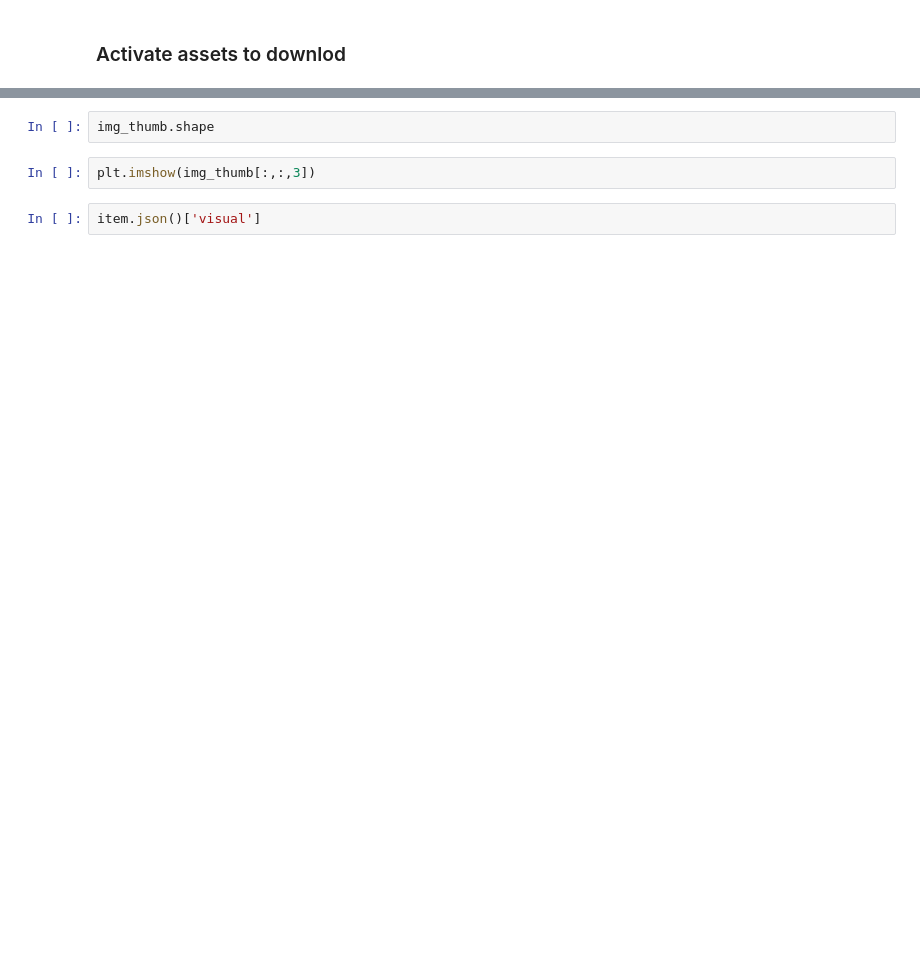
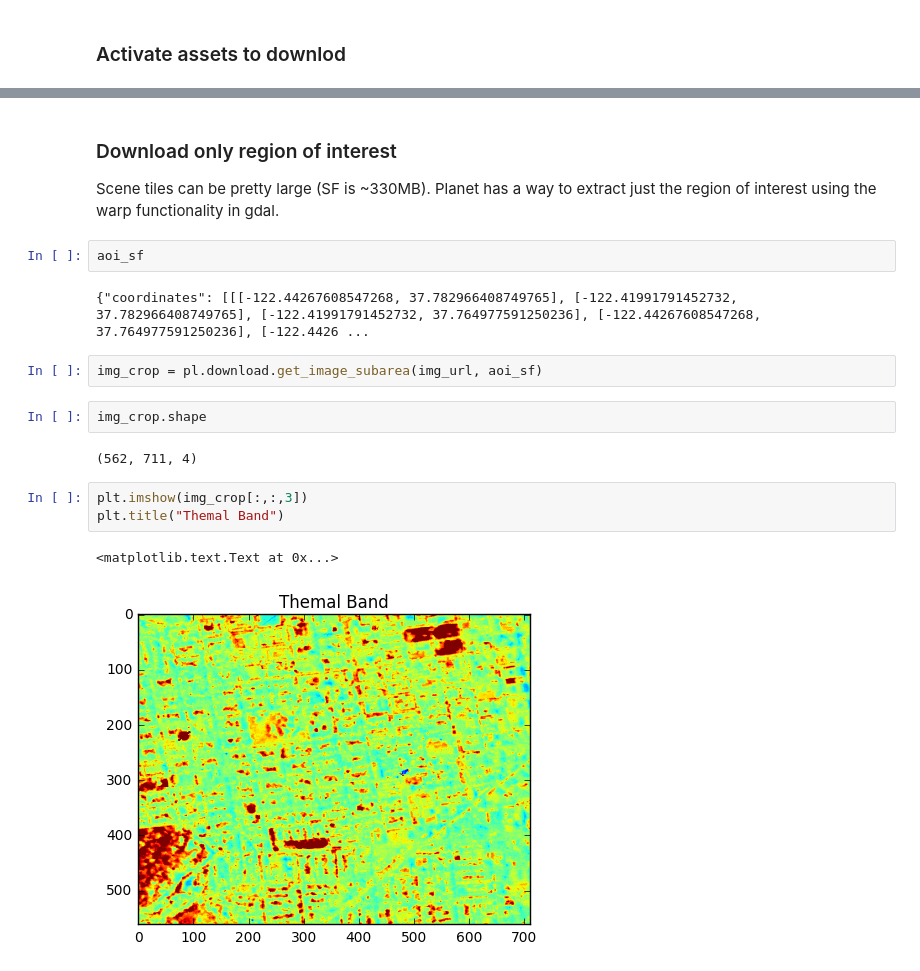
Before and after one commit to adrianalbert/pysatapi, a Jupyter notebook: planet-api/Test custom Planet Labs API client.ipynb, the cells around one changed output, grey strips where cells are left out. Drawn from its saved outputs; the diff is of its cells as text; blank space fills up the shorter version.

```diff
--- a/planet-api/Test custom Planet Labs API client.ipynb
+++ b/planet-api/Test custom Planet Labs API client.ipynb
@@ -163,6 +188,19 @@ img_thumb = resize(img, (500,500))
+# %% [markdown]
+### Download only region of interest
+Scene tiles can be pretty large (SF is ~330MB). Planet has a way to extract just the region of interest using the warp functionality in gdal.
+# %%
+aoi_sf
+# %% [output]
+{"coordinates": [[[-122.44267608547268, 37.782966408749765], [-122.41991791452732, 37.782966408749765], [-122.41991791452732, 37.764977591250236], [-122.44267608547268, 37.764977591250236], [-122.4426 ...
+# %%
+img_crop = pl.download.get_image_subarea(img_url, aoi_sf)
 # %%
-img_thumb.shape
+img_crop.shape
+# %% [output]
+(562, 711, 4)
 # %%
-plt.imshow(img_thumb[:,:,3])
+plt.imshow(img_crop[:,:,3])
+plt.title("Themal Band")
+# %% [output]
+<matplotlib.text.Text at 0x...>
+[figure, added]
-# %%
-item.json()['visual']
```
Also changed, not shown: parts of 39 cells of this notebook, 9 other files.
